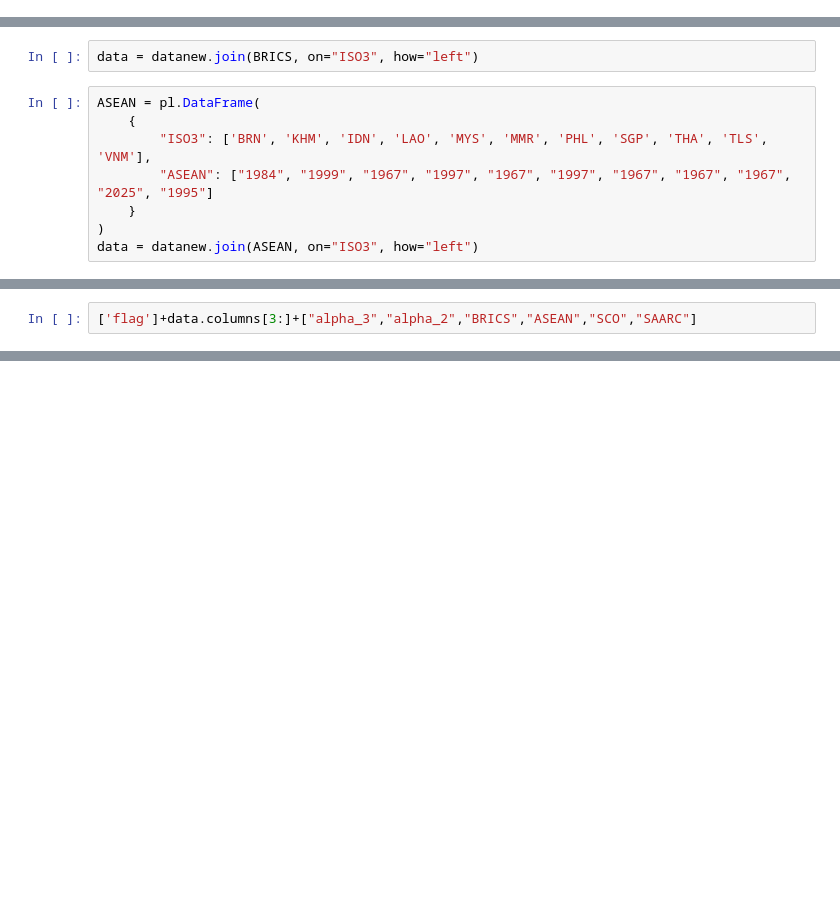
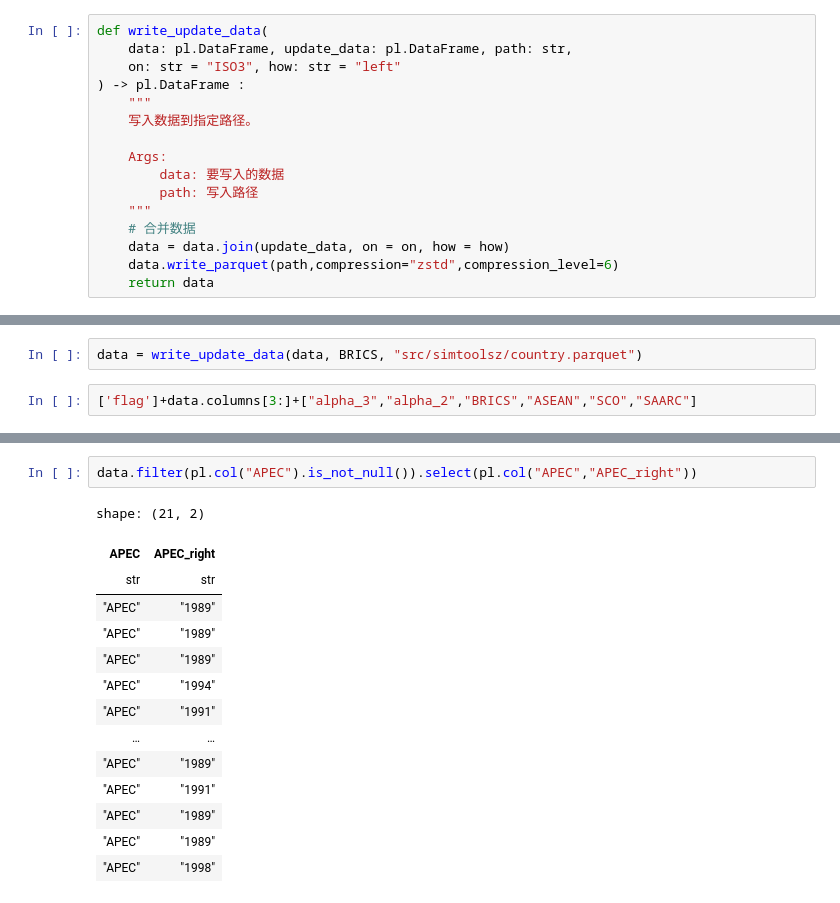
Before and after one commit to SidneyLYZhang/simtoolsz, a Jupyter notebook: transdata.ipynb, the cells around one changed output, grey strips where cells are left out. Saved outputs shown, nothing was run; the diff lists cells and outputs as text; blank space fills up the shorter version.

```diff
--- a/transdata.ipynb
+++ b/transdata.ipynb
@@ -42,3 +44,19 @@ data.write_parquet("src/simtoolsz/country.parquet",compression="zstd",compressio
+# %%
+def write_update_data(
+    data: pl.DataFrame, update_data: pl.DataFrame, path: str,
+    on: str = "ISO3", how: str = "left"
+) -> pl.DataFrame :
+    """
+    写入数据到指定路径。
+
+    Args:
+        data: 要写入的数据
+        path: 写入路径
+    """
+    # 合并数据
+    data = data.join(update_data, on = on, how = how)
+    data.write_parquet(path,compression="zstd",compression_level=6)
+    return data
 # %%
 BRICS = pl.DataFrame(
     {
@@ -51,10 +66,0 @@ datanew = pl.read_parquet("src/simtoolsz/country.parquet")
-# %%
-data = datanew.join(BRICS, on="ISO3", how="left")
-# %%
-ASEAN = pl.DataFrame(
-    {
-        "ISO3": ['BRN', 'KHM', 'IDN', 'LAO', 'MYS', 'MMR', 'PHL', 'SGP', 'THA', 'TLS', 'VNM'],
-        "ASEAN": ["1984", "1999", "1967", "1997", "1967", "1997", "1967", "1967", "1967", "2025", "1995"]
-    }
-)
-data = datanew.join(ASEAN, on="ISO3", how="left")
@@ -87,2 +67,4 @@ shape: (1, 56)
+# %%
+data = write_update_data(data, BRICS, "src/simtoolsz/country.parquet")
 # %%
 ['flag']+data.columns[3:]+["alpha_3","alpha_2","BRICS","ASEAN","SCO","SAARC"]
@@ -98,0 +86,17 @@ df.update(pl.DataFrame({"A":[1],"B":[40111]}))
+# %%
+data.filter(pl.col("APEC").is_not_null()).select(pl.col("APEC","APEC_right"))
+# %% [output]
+shape: (21, 2)
+| APEC | APEC_right |
+| str | str |
+| "APEC" | "1989" |
+| "APEC" | "1989" |
+| "APEC" | "1989" |
+| "APEC" | "1994" |
+| "APEC" | "1991" |
+| … | … |
+| "APEC" | "1989" |
+| "APEC" | "1991" |
+| "APEC" | "1989" |
+| "APEC" | "1989" |
+| "APEC" | "1998" |
```
Also changed, not shown: parts of 39 cells of this notebook, 6 other files.
